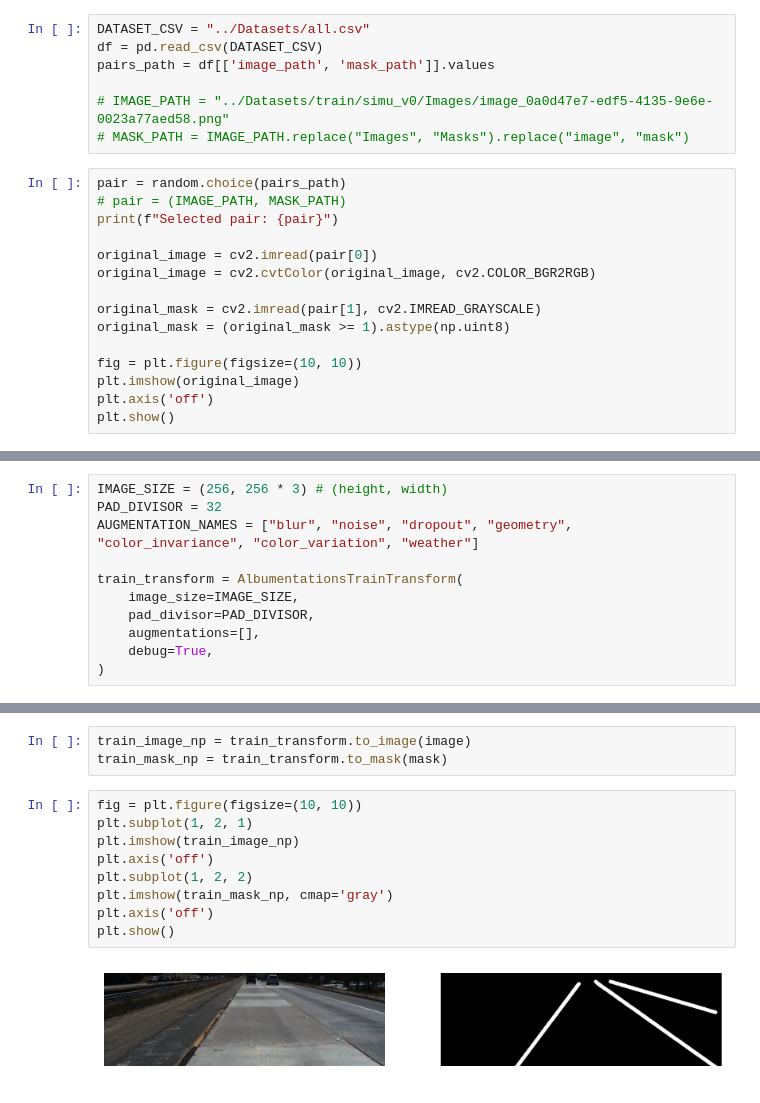
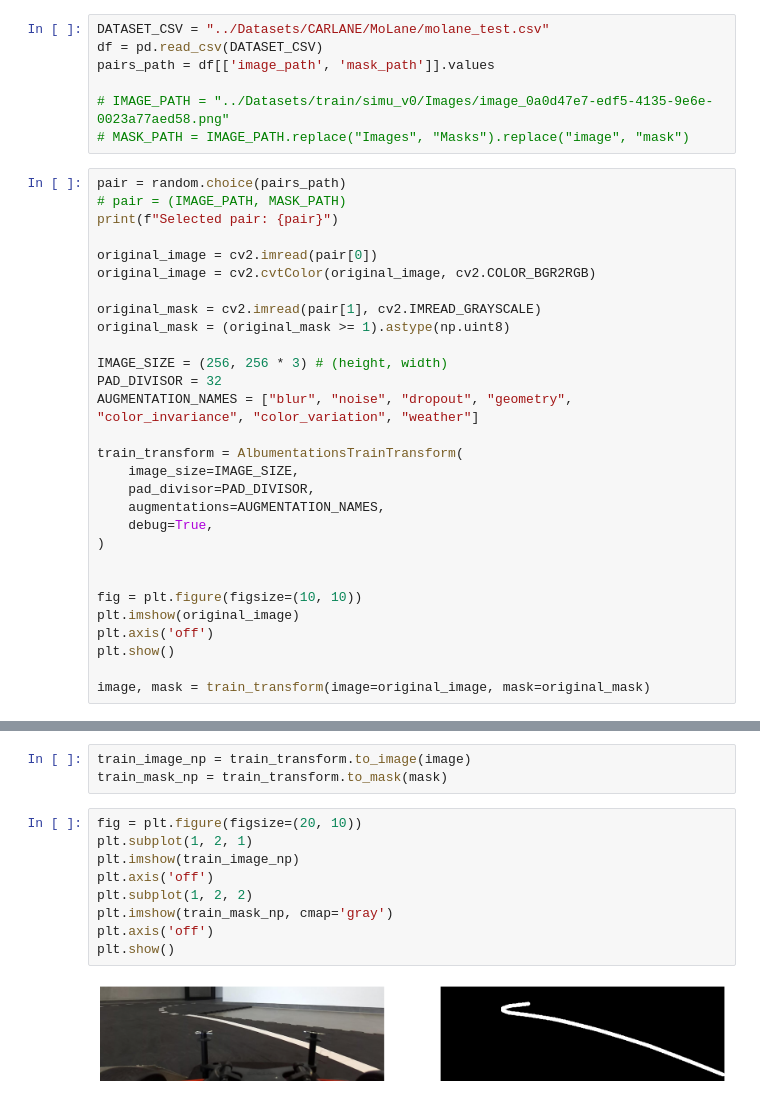
Before and after one commit to Matyslgr/MaskGenerator, a Jupyter notebook: notebooks/transforms.ipynb, the cells around one changed output, grey strips where cells are left out. Drawn from its saved outputs; the diff is of its cells as text.

```diff
--- a/notebooks/transforms.ipynb
+++ b/notebooks/transforms.ipynb
@@ -12,7 +12,7 @@ sys.path.append(os.path.abspath(os.path.join(os.getcwd(), '..')))
 
 from mask_generator.transforms import AlbumentationsTrainTransform, KorniaInferTransform
 # %%
-DATASET_CSV = "../Datasets/all.csv"
+DATASET_CSV = "../Datasets/CARLANE/MoLane/molane_test.csv"
 df = pd.read_csv(DATASET_CSV)
 pairs_path = df[['image_path', 'mask_path']].values
 
@@ -29,8 +29,22 @@ original_image = cv2.cvtColor(original_image, cv2.COLOR_BGR2RGB)
 original_mask = cv2.imread(pair[1], cv2.IMREAD_GRAYSCALE)
 original_mask = (original_mask >= 1).astype(np.uint8)
 
+IMAGE_SIZE = (256, 256 * 3) # (height, width)
+PAD_DIVISOR = 32
+AUGMENTATION_NAMES = ["blur", "noise", "dropout", "geometry", "color_invariance", "color_variation", "weather"]
+
+train_transform = AlbumentationsTrainTransform(
+    image_size=IMAGE_SIZE,
+    pad_divisor=PAD_DIVISOR,
+    augmentations=AUGMENTATION_NAMES,
+    debug=True,
+)
+
+
 fig = plt.figure(figsize=(10, 10))
 plt.imshow(original_image)
 plt.axis('off')
 plt.show()
+
+image, mask = train_transform(image=original_image, mask=original_mask)
 # %% [output]
@@ -40,11 +54,0 @@ Selected pair: ['/root/MaskGenerator/Datasets/CARLANE/TuLane/data/test/target/05
-# %%
-IMAGE_SIZE = (256, 256 * 3) # (height, width)
-PAD_DIVISOR = 32
-AUGMENTATION_NAMES = ["blur", "noise", "dropout", "geometry", "color_invariance", "color_variation", "weather"]
-
-train_transform = AlbumentationsTrainTransform(
-    image_size=IMAGE_SIZE,
-    pad_divisor=PAD_DIVISOR,
-    augmentations=[],
-    debug=True,
-)
@@ -56,16 +56,16 @@ image, mask = train_transform(image=original_image, mask=original_mask)
 train_image_np = train_transform.to_image(image)
 train_mask_np = train_transform.to_mask(mask)
 # %%
-fig = plt.figure(figsize=(10, 10))
+fig = plt.figure(figsize=(20, 10))
 plt.subplot(1, 2, 1)
 plt.imshow(train_image_np)
 plt.axis('off')
 plt.subplot(1, 2, 2)
 plt.imshow(train_mask_np, cmap='gray')
 plt.axis('off')
 plt.show()
 # %% [output]
-[figure, old version]
+[figure, new version]
 # %%
 eval_transform = KorniaInferTransform(
     pad_divisor=PAD_DIVISOR,
```
Also changed, not shown: parts of 3 cells of this notebook, 10 other files.
